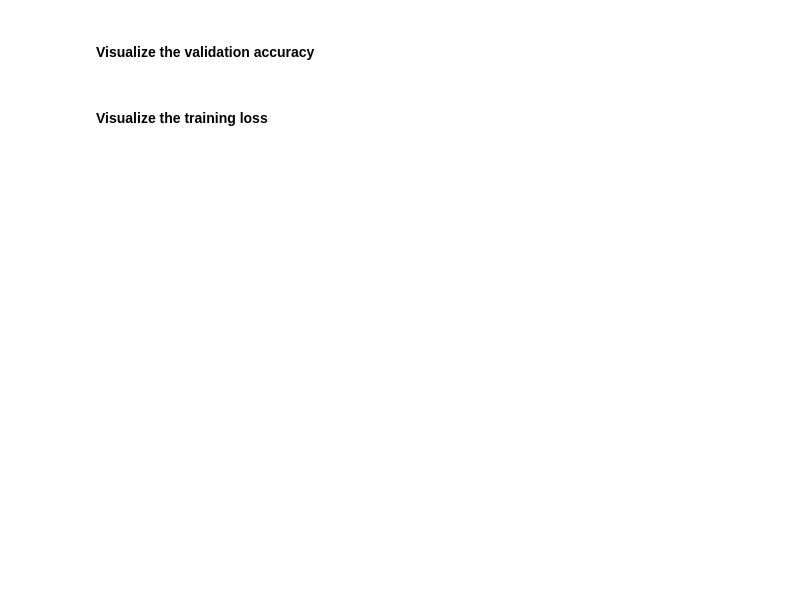
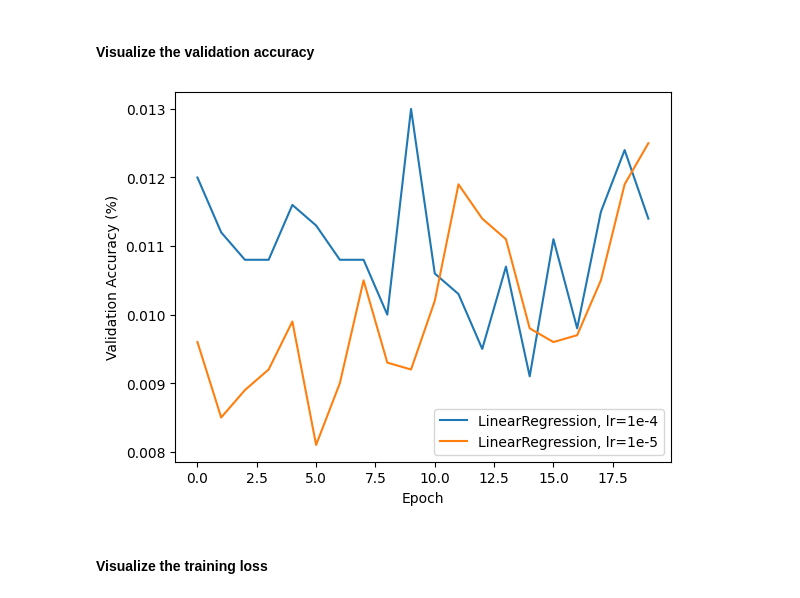
Before and after one commit to ZCX031116/CS188-Assignments-2024Winter, a Jupyter notebook: “24W_CS188_Assignment1_ipynb”的副本.ipynb, the cells around one changed output. Drawn from its saved outputs; the diff is of its cells as text; code cells hidden in the pictures; blank space fills up the shorter version.

```diff
--- a/“24W_CS188_Assignment1_ipynb”的副本.ipynb
+++ b/“24W_CS188_Assignment1_ipynb”的副本.ipynb
@@ -365,6 +383,14 @@ class MiniPlaces(Dataset):
         #   3. Construct a label dict that maps integer labels to class names, if
         #     the current split is "train"
         ################# Your Implementations #####################################
+        data_file = os.path.join(root_dir, f"{split}.txt")
+        with open(data_file, 'r') as file:
+            for line in file:
+                filename, label = line.strip().split()
+                self.filenames.append(filename)
+                self.labels.append(int(label))
+                if split == 'train' and label_dict is None:
+                    self.label_dict[int(label)] = filename.split('/')[2]
 
         ################# End of your Implementations ##############################
 
@@ -378,7 +404,7 @@ class MiniPlaces(Dataset):
         dataset_len = 0
         ################# Your Implementations #####################################
         # Return the number of images in the dataset
-
+        dataset_len = len(self.filenames)
         ################# End of your Implementations ##############################
         return dataset_len
 
@@ -395,6 +421,12 @@ class MiniPlaces(Dataset):
         ################# Your Implementations #####################################
         # Load and preprocess image using self.root_dir,
         # self.filenames[idx], and self.transform (if specified)
+        img_name = os.path.join(self.root_dir,'images/', self.filenames[idx])
+        image = Image.open(img_name)
+
+        label = self.labels[idx]
+        if self.transform:
+            image = self.transform(image)
 
         ################# End of your Implementations ##############################
         return image, label
@@ -593,13 +658,14 @@ class LinearRegression(object):
         # Initialize the weights and biases using zeros
         # Move the parameters to GPU (cuda).
         ################# Your Implementations ################################
-
+        self.W = torch.zeros((output_size, input_size), dtype=torch.float32, device='cuda', requires_grad=True)
+        self.b = torch.zeros(output_size, dtype=torch.float32, device='cuda', requires_grad=True)
         ################# End of your Implementations ##########################
 
     def linear(self, x):
         # Implement the linear function using y = Wx + b
         ################# Your Implementations ################################
-
+        output = torch.mm(x, self.W.t()) + self.b
         ################# End of your Implementations ##########################
         return output
 
@@ -610,7 +676,7 @@ class LinearRegression(object):
     def get_loss(self, preds, targets):
         # Calculate the mean squared error between the predicted labels and the ground-truth labels
         ################# Your Implementations ################################
-
+        loss = torch.mean((preds - targets) ** 2)
         ################# End of your Implementations ##########################
         return loss
 
@@ -636,11 +702,18 @@ class LinearRegression(object):
                 ################# Your Implementations ################################
                 # 1. Calculate the loss
                 # 2. Backpropagate the loss to compute the gradients
+                preds = self.forward(images)
+                loss = self.get_loss(preds, labels)
 
+                loss.backward()
+                # print("loss: ", loss)
                 with torch.no_grad():
                     # 3. Update the weights and biases using gradient descent ()
                     # 4. Reset the gradients by calling grad.zero_()
-
+                    self.W -= lr * self.W.grad
+                    self.b -= lr * self.b.grad
+                    self.W.grad.zero_()
+                    self.b.grad.zero_()
                 ################# End of your Implementations ##########################
                 pbar.set_postfix(loss=loss.item(), lr=lr)
                 pbar.update()
@@ -710,5 +786,8 @@ Finally, we train the linear regression model for multiple epochs. You may encou
 linear_model = LinearRegression(3072, 1)
 # You can reduce the number of training epochs to debug. Running 1 epcoh takes about 1-2 mins.
 val_accs_1, losses_1 = linear_model.fit(train_loader, val_loader, lr=1e-4)
+print(val_accs_1,losses_1)
+linear_model = LinearRegression(3072, 1)
 # Try training with a higher learning rate and observe the results
-val_accs_2, losses_2 = linear_model.fit(train_loader, val_loader, lr=1e-2)
+val_accs_2, losses_2 = linear_model.fit(train_loader, val_loader, lr=1e-5)
+print(val_accs_2,losses_2)
@@ -716,11 +798,13 @@ val_accs_2, losses_2 = linear_model.fit(train_loader, val_loader, lr=1e-2)
 #### Visualize the validation accuracy
 # %%
 plt.plot(val_accs_1, label='LinearRegression, lr=1e-4')
-plt.plot(val_accs_2, label='LinearRegression, lr=1e-2')
+plt.plot(val_accs_2, label='LinearRegression, lr=1e-5')
 plt.legend()
 plt.xlabel('Epoch')
 plt.ylabel('Validation Accuracy (%)')
 plt.show()
+# %% [output]
+[figure, added]
 # %% [markdown]
 #### Visualize the training loss
 # %%
```
Also changed, not shown: parts of 23 cells of this notebook.
